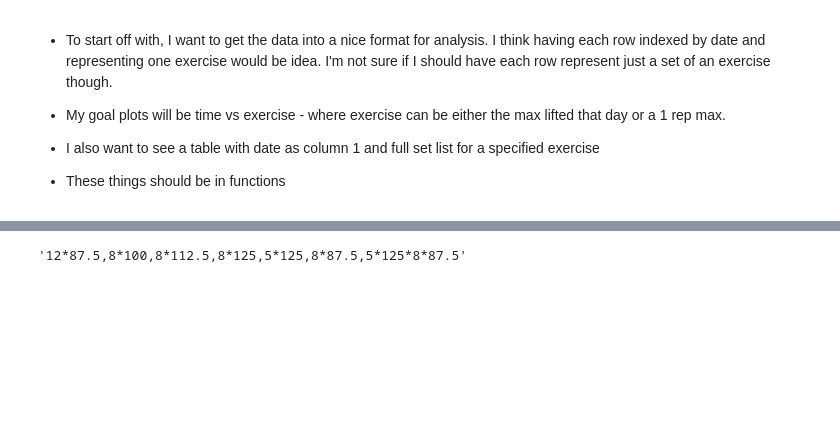
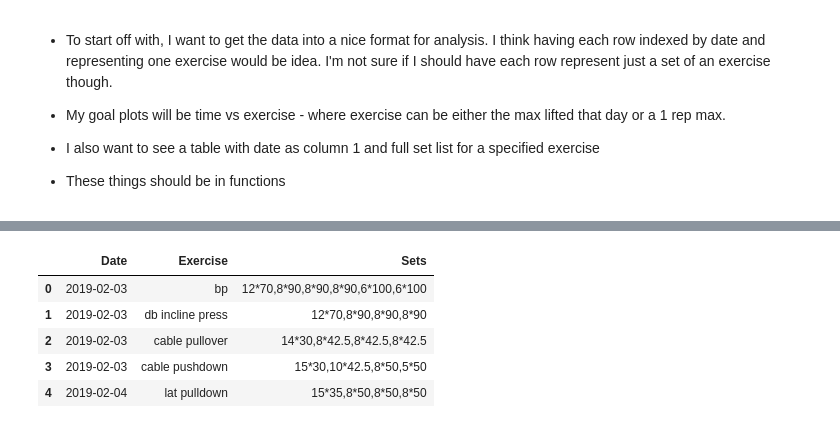
Before and after one commit to coup321/workout_tracker, a Jupyter notebook: notebooks/Workout Analysis.ipynb, the cells around one changed output, grey strips where cells are left out. Cells and saved outputs as stored; diff of their text form; code cells hidden in the pictures; blank space fills up the shorter version.

```diff
--- a/notebooks/Workout Analysis.ipynb
+++ b/notebooks/Workout Analysis.ipynb
@@ -192,7 +173,12 @@ Name: Sets, Length: 90, dtype: bool
-# %%
-df.iloc[86,2]
-# %% [output]
-'12*87.5,8*100,8*112.5,8*125,5*125,8*87.5,5*125*8*87.5'
+# %%
+df.head()
+# %% [output]
+|  | Date | Exercise | Sets |
+| 0 | 2019-02-03 | bp | 12*70,8*90,8*90,8*90,6*100,6*100 |
+| 1 | 2019-02-03 | db incline press | 12*70,8*90,8*90,8*90 |
+| 2 | 2019-02-03 | cable pullover | 14*30,8*42.5,8*42.5,8*42.5 |
+| 3 | 2019-02-03 | cable pushdown | 15*30,10*42.5,8*50,5*50 |
+| 4 | 2019-02-04 | lat pulldown | 15*35,8*50,8*50,8*50 |
 # %%
 def transform(df):
     df['Date'] = df.Date.fillna(method='ffill')
```
Also changed, not shown: parts of 13 cells of this notebook.
